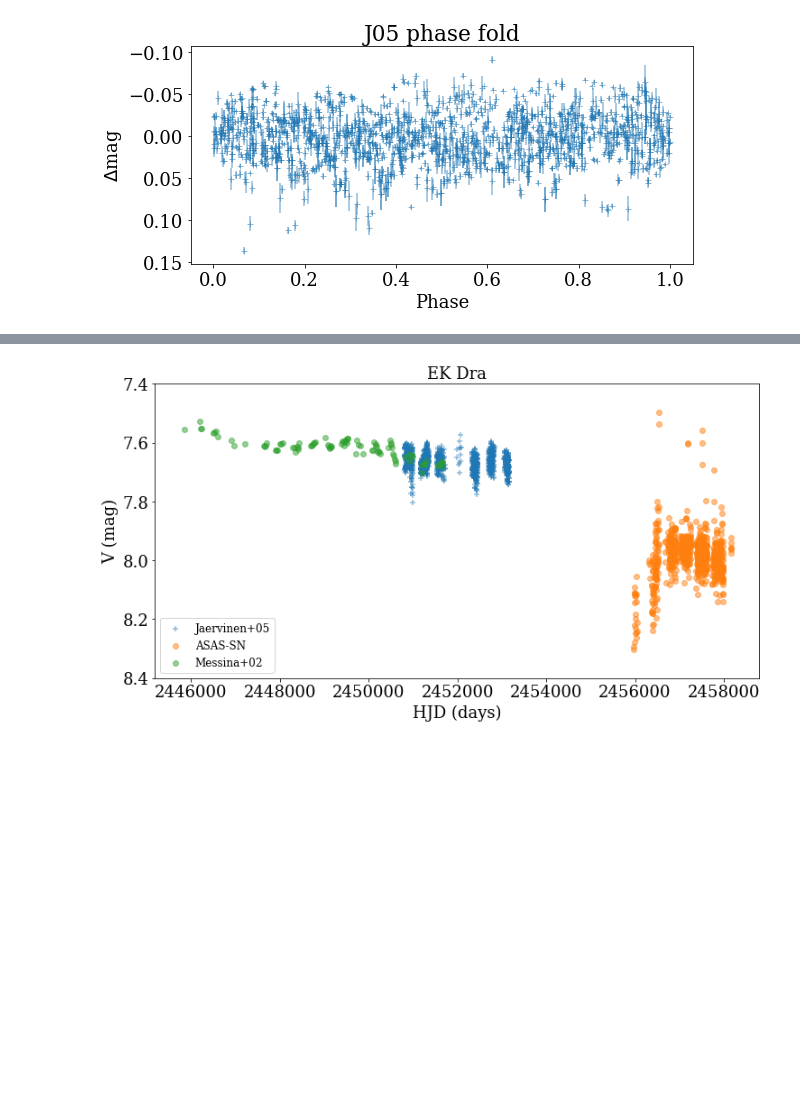
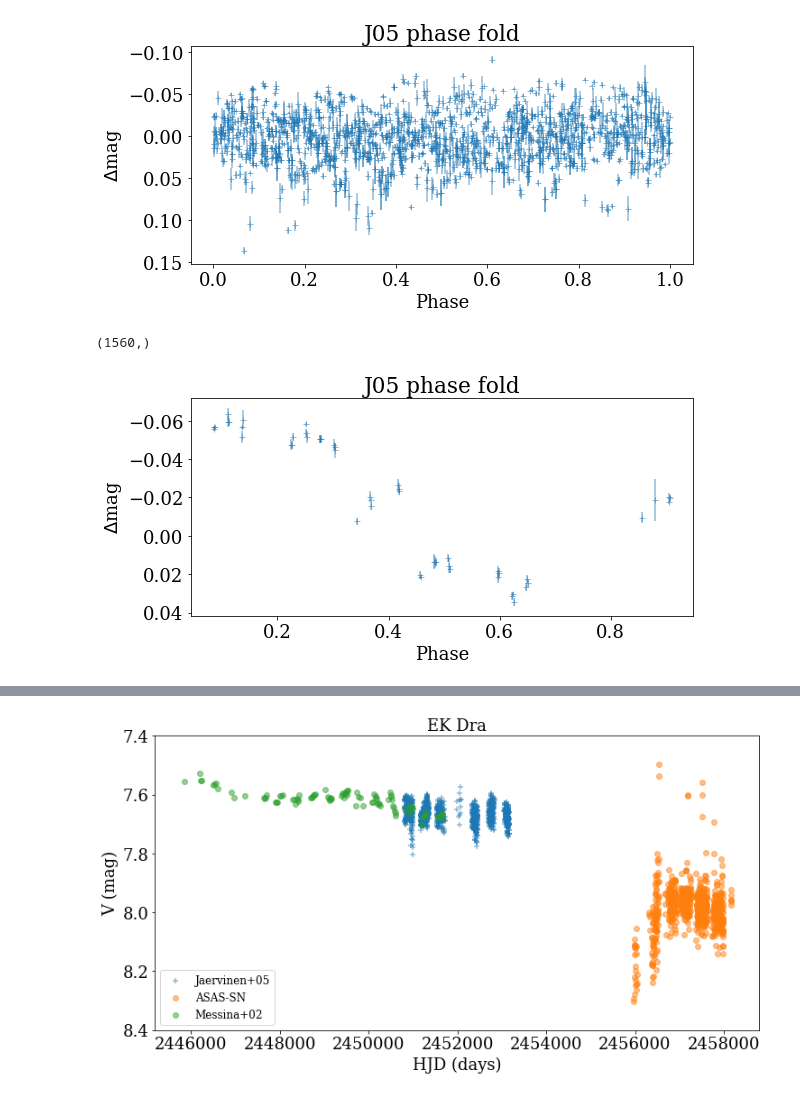
Before and after one commit to jradavenport/EKDra_plot, a Jupyter notebook: quick_plot.ipynb, the cells around one changed output, grey strips where cells are left out. Drawn from its saved outputs; the diff is of its cells as text; code cells hidden in the pictures; blank space fills up the shorter version.

```diff
--- a/quick_plot.ipynb
+++ b/quick_plot.ipynb
@@ -117,6 +117,24 @@ plt.gca().invert_yaxis()
 plt.show()
 # %% [output]
 [figure]
+# %%
+phase3.shape
+# %% [output]
+(1560,)
+# %%
+plt.figure(figsize=(9,4))
+Nstop = 50
+plt.errorbar(phase3[0:Nstop], v_mag[0:Nstop] - np.median(v_mag), yerr = v_magErr[0:Nstop],
+             linestyle = 'none', marker = '+', alpha=0.5)
+# plt.errorbar(phase3[1000:1050], v_mag[1000:1050] - np.median(v_mag), yerr = v_magErr[1000:1050],
+#              linestyle = 'none', marker = '+', alpha=0.5)
+
+plt.xlabel('Phase')
+plt.ylabel(r'$\Delta$' + 'mag')
+plt.title('J05 phase fold')
+plt.gca().invert_yaxis()
+# %% [output]
+[figure, added]
 # %%
 # Phase folding for ASSN data
 # v_mag4 = np.array(asas['mag'], dtype = np.float)
```
Also changed, not shown: parts of 7 cells of this notebook.
